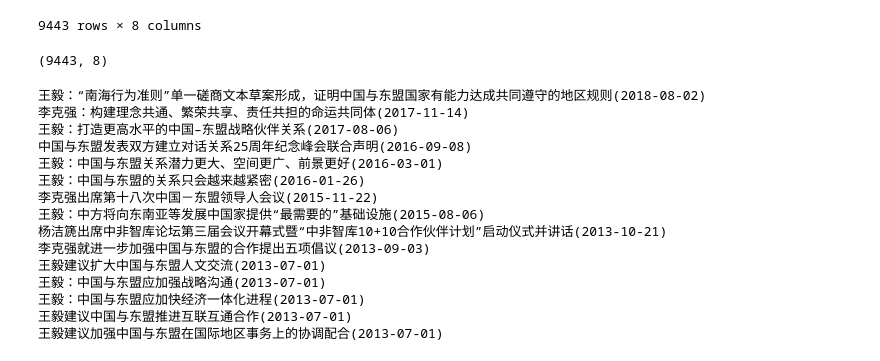
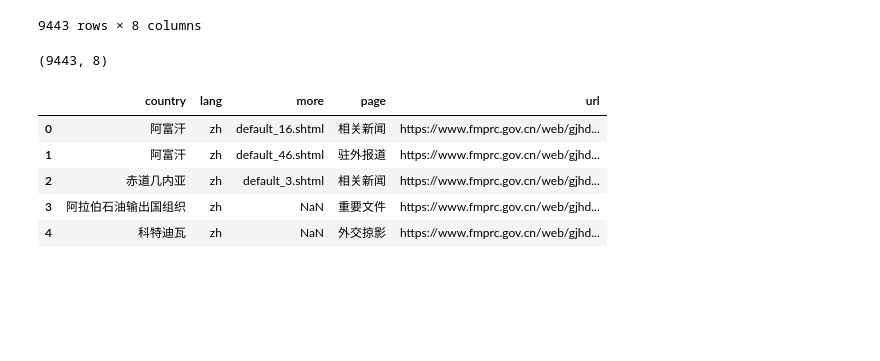
Before and after one commit to jjwalker3/chinaMFA, a Jupyter notebook: country_orgs_update.ipynb, the cells around one changed output. Saved outputs shown, nothing was run; the diff lists cells and outputs as text; code cells hidden in the pictures; blank space fills up the shorter version.

```diff
--- a/country_orgs_update.ipynb
+++ b/country_orgs_update.ipynb
@@ -60,6 +60,7 @@ documents
 # %% [output]
 |  | country | lang | more | page | url | nav | title | date |
 # %%
+counter = 0
 for i in directory.index:
     url_root = directory.loc[i,'url']
     print(url_root)
@@ -100,6 +101,8 @@ for i in directory.index:
                                       'date':date,
                                      },
                                      ignore_index=True)
+        counter += 1
+        print(counter)
 #     except:
 #         print(directory.loc[i,'url'])
 #         break
@@ -150,22 +159,3 @@ documents.to_json('documents')
 documents.shape
 # %% [output]
 (9443, 8)
-# %%
-for i in soup.find(class_='rebox_news').find_all('li'):
-    print(i.text)
-# %% [output]
-王毅：“南海行为准则”单一磋商文本草案形成，证明中国与东盟国家有能力达成共同遵守的地区规则(2018-08-02)
-李克强：构建理念共通、繁荣共享、责任共担的命运共同体(2017-11-14)
-王毅：打造更高水平的中国–东盟战略伙伴关系(2017-08-06)
-中国与东盟发表双方建立对话关系25周年纪念峰会联合声明(2016-09-08)
-王毅：中国与东盟关系潜力更大、空间更广、前景更好(2016-03-01)
-王毅：中国与东盟的关系只会越来越紧密(2016-01-26)
-李克强出席第十八次中国－东盟领导人会议(2015-11-22)
-王毅：中方将向东南亚等发展中国家提供“最需要的”基础设施(2015-08-06)
-杨洁篪出席中非智库论坛第三届会议开幕式暨“中非智库10+10合作伙伴计划”启动仪式并讲话(2013-10-21)
-李克强就进一步加强中国与东盟的合作提出五项倡议(2013-09-03)
-王毅建议扩大中国与东盟人文交流(2013-07-01)
-王毅：中国与东盟应加强战略沟通(2013-07-01)
-王毅：中国与东盟应加快经济一体化进程(2013-07-01)
-王毅建议中国与东盟推进互联互通合作(2013-07-01)
-王毅建议加强中国与东盟在国际地区事务上的协调配合(2013-07-01)
@@ -173,0 +162,9 @@ s = 'cats pajamas'
+# %%
+directory.head()
+# %% [output]
+|  | country | lang | more | page | url |
+| 0 | 阿富汗 | zh | default_16.shtml | 相关新闻 | https://www.fmprc.gov.cn/web/gjhd... |
+| 1 | 阿富汗 | zh | default_46.shtml | 驻外报道 | https://www.fmprc.gov.cn/web/gjhd... |
+| 2 | 赤道几内亚 | zh | default_3.shtml | 相关新闻 | https://www.fmprc.gov.cn/web/gjhd... |
+| 3 | 阿拉伯石油输出国组织 | zh | NaN | 重要文件 | https://www.fmprc.gov.cn/web/gjhd... |
+| 4 | 科特迪瓦 | zh | NaN | 外交掠影 | https://www.fmprc.gov.cn/web/gjhd... |
```
Also changed, not shown: parts of 6 cells of this notebook, 9 other files.
